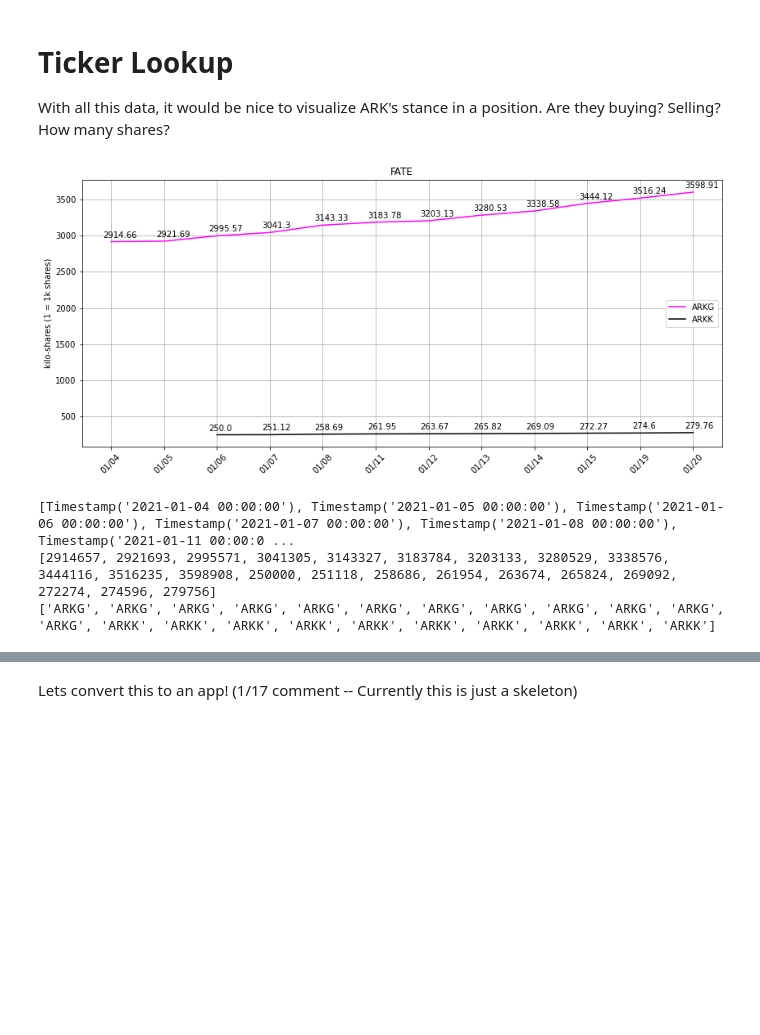
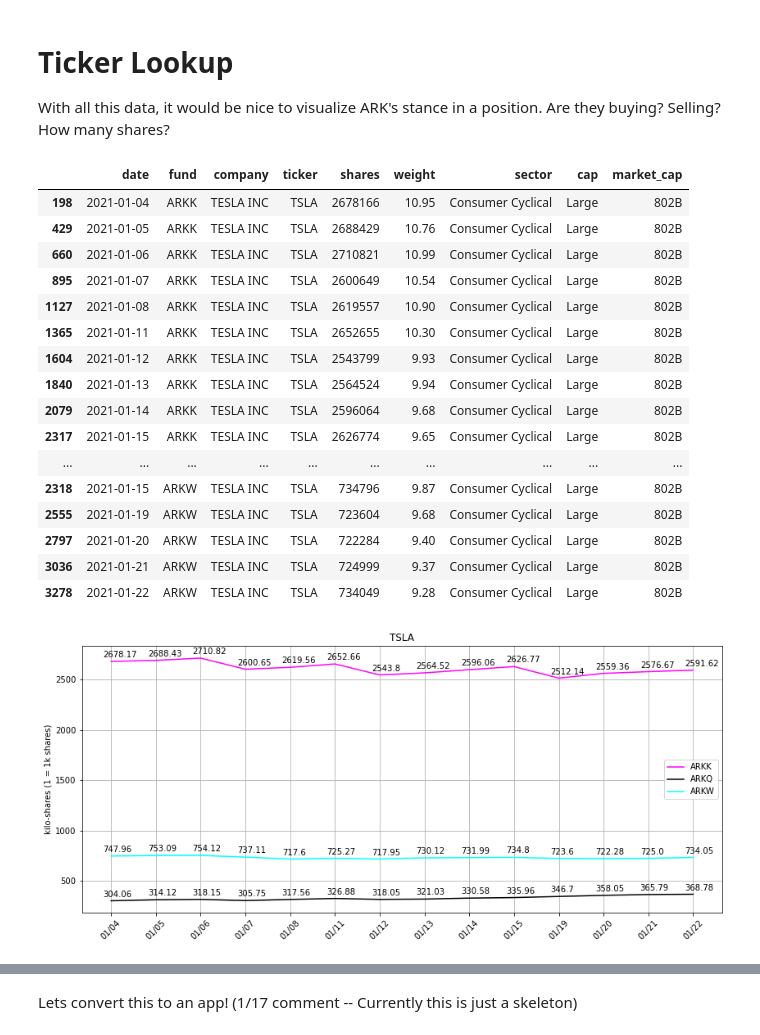
Before and after one commit to ShyuShiro/ARKFund_App, a Jupyter notebook: ARK Visualizations.ipynb, the cells around one changed output, grey strips where cells are left out. Drawn from its saved outputs; the diff is of its cells as text; code cells hidden in the pictures; blank space fills up the shorter version.

```diff
--- a/ARK Visualizations.ipynb
+++ b/ARK Visualizations.ipynb
@@ -1219,8 +1173,8 @@ Name: weight, dtype: float64
 
 With all this data, it would be nice to visualize ARK's stance in a position. Are they buying? Selling? How many shares?
 # %%
-from ARK import *
-def ticker_lookup(tickers,together=True,funds=None):
+#from ARK import *
+def ticker_lookup(tickers,together=True,funds=None,return_plot=False):
     import matplotlib.pyplot as plt
     import matplotlib.dates as mdates
     import pandas as pd
@@ -1260,7 +1214,7 @@ def ticker_lookup(tickers,together=True,funds=None):
         for ticker in tickers:
 
             subset = df[df['ticker']==ticker.upper()].groupby('fund')
-            plt.figure(figsize=(14,6))
+            fig = plt.figure(figsize=(14,6))
             #plt.subplot(1,plot_count,i) #This would stack plots horizontally ... the above does it veritcally
             j = 0
 
@@ -1290,49 +1244,57 @@ def ticker_lookup(tickers,together=True,funds=None):
     else:
         all_df = pd.DataFrame()
         i = 1
-        plt.figure(figsize=(14,6))
+        fig = plt.figure(figsize=(14,6))
         plot_count = len(funds) #How many plots per fund
 
         for fund in funds:
 
             subset = df[df['fund']==fund.upper()]
             plt.subplot(1,plot_count,i)
             j = 0
 
             for ticker in tickers:
                 r = subset[subset['ticker']==ticker.upper()]
                 shares = log_reduction(r['shares'])
                 dates = np.arange(0,len(shares)) #Create arbitrary date axis
                 plt.plot(dates,shares,label=fund,color=colors[j])
                 plt.xticks(dates_label,rotation=45,labels=dates_vals) #Feed in arbirary axis with labels as the dates
                 for idx,Y in enumerate(shares):
                     plt.annotate(str(Y),xy=(idx,Y),xytext=(-10,5),textcoords='offset points')
                 j += 1
                 all_df = all_df.append(r) #df to return in case its useful
 
             plt.title(fund.upper())
             #plt.yticks([])
             plt.grid(axis='y')
             plt.tight_layout()
             if i == 1:
                 plt.ylabel("kilo-shares (1 = 1k shares)")
             if i == plot_count:
                 plt.legend(labels=tickers,loc="center right")
             i += 1
-    return all_df
-a = ticker_lookup(tickers = ['fate'],together=True)
+    if return_plot:
+        return all_df,plt
+    else:
+        return all_df
+a = ticker_lookup(tickers = ['tsla'],together=True,funds=False,return_plot=False)
+a
 # %% [output]
+|  | date | fund | company | ticker | shares | weight | sector | cap | market_cap |
+| 198 | 2021-01-04 | ARKK | TESLA INC | TSLA | 2678166 | 10.95 | Consumer Cyclical | Large | 802B |
+| 429 | 2021-01-05 | ARKK | TESLA INC | TSLA | 2688429 | 10.76 | Consumer Cyclical | Large | 802B |
+| 660 | 2021-01-06 | ARKK | TESLA INC | TSLA | 2710821 | 10.99 | Consumer Cyclical | Large | 802B |
+| 895 | 2021-01-07 | ARKK | TESLA INC | TSLA | 2600649 | 10.54 | Consumer Cyclical | Large | 802B |
+| 1127 | 2021-01-08 | ARKK | TESLA INC | TSLA | 2619557 | 10.90 | Consumer Cyclical | Large | 802B |
+| 1365 | 2021-01-11 | ARKK | TESLA INC | TSLA | 2652655 | 10.30 | Consumer Cyclical | Large | 802B |
+| 1604 | 2021-01-12 | ARKK | TESLA INC | TSLA | 2543799 | 9.93 | Consumer Cyclical | Large | 802B |
+| 1840 | 2021-01-13 | ARKK | TESLA INC | TSLA | 2564524 | 9.94 | Consumer Cyclical | Large | 802B |
+| 2079 | 2021-01-14 | ARKK | TESLA INC | TSLA | 2596064 | 9.68 | Consumer Cyclical | Large | 802B |
+| 2317 | 2021-01-15 | ARKK | TESLA INC | TSLA | 2626774 | 9.65 | Consumer Cyclical | Large | 802B |
+| ... | ... | ... | ... | ... | ... | ... | ... | ... | ... |
+| 2318 | 2021-01-15 | ARKW | TESLA INC | TSLA | 734796 | 9.87 | Consumer Cyclical | Large | 802B |
+| 2555 | 2021-01-19 | ARKW | TESLA INC | TSLA | 723604 | 9.68 | Consumer Cyclical | Large | 802B |
+| 2797 | 2021-01-20 | ARKW | TESLA INC | TSLA | 722284 | 9.40 | Consumer Cyclical | Large | 802B |
+| 3036 | 2021-01-21 | ARKW | TESLA INC | TSLA | 724999 | 9.37 | Consumer Cyclical | Large | 802B |
+| 3278 | 2021-01-22 | ARKW | TESLA INC | TSLA | 734049 | 9.28 | Consumer Cyclical | Large | 802B |
-[figure, old version]
+[figure, new version]
-# %%
-dat = a.to_dict('list')
-x = dat['date']
-y = dat['shares']
-z = dat['fund']
-
-print(x)
-print(y)
-print(z)
-# %% [output]
-[Timestamp('2021-01-04 00:00:00'), Timestamp('2021-01-05 00:00:00'), Timestamp('2021-01-06 00:00:00'), Timestamp('2021-01-07 00:00:00'), Timestamp('2021-01-08 00:00:00'), Timestamp('2021-01-11 00:00:0 ...
-[2914657, 2921693, 2995571, 3041305, 3143327, 3183784, 3203133, 3280529, 3338576, 3444116, 3516235, 3598908, 250000, 251118, 258686, 261954, 263674, 265824, 269092, 272274, 274596, 279756]
-['ARKG', 'ARKG', 'ARKG', 'ARKG', 'ARKG', 'ARKG', 'ARKG', 'ARKG', 'ARKG', 'ARKG', 'ARKG', 'ARKG', 'ARKK', 'ARKK', 'ARKK', 'ARKK', 'ARKK', 'ARKK', 'ARKK', 'ARKK', 'ARKK', 'ARKK']
```
Also changed, not shown: parts of 10 cells of this notebook, 3 other files.
